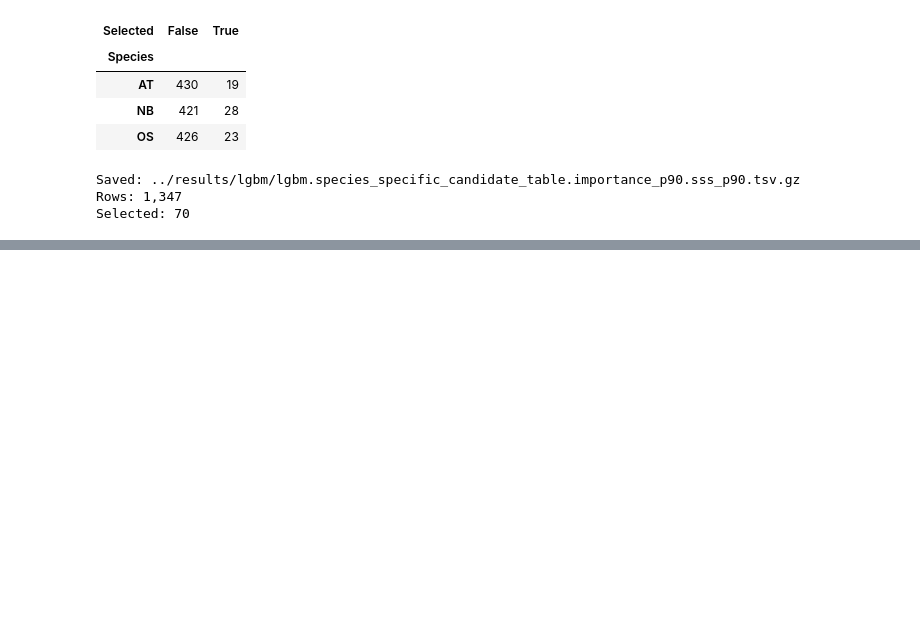
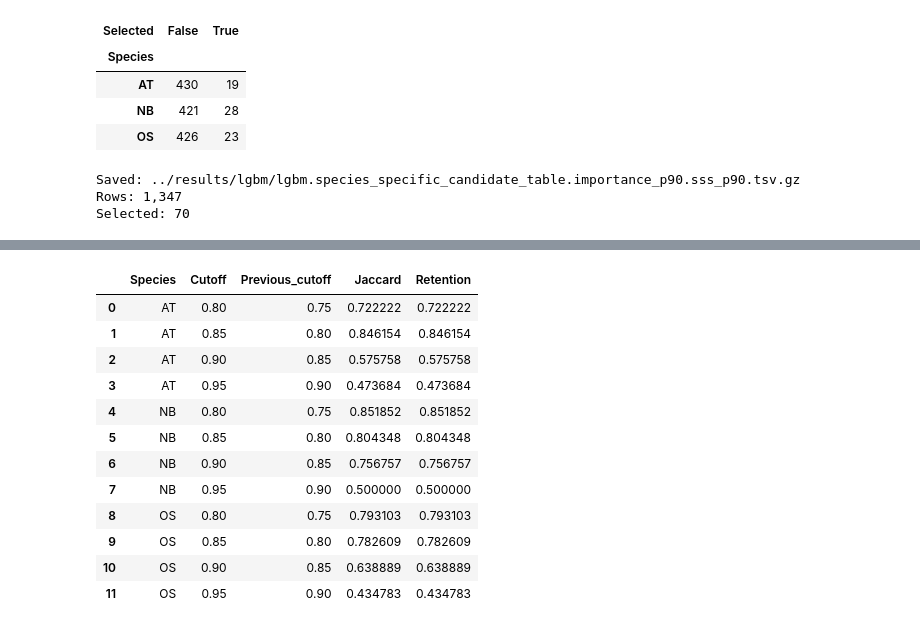
Before and after one commit to ih-11/regression, a Jupyter notebook: notebooks/analysis4_step1.ipynb, the cells around one changed output, grey strips where cells are left out. Drawn from its saved outputs; the diff is of its cells as text; code cells hidden in the pictures; blank space fills up the shorter version.

```diff
--- a/notebooks/analysis4_step1.ipynb
+++ b/notebooks/analysis4_step1.ipynb
@@ -1603,0 +1687,41 @@ Selected: 70
+# %%
+# ============================================
+# Threshold stability
+# Neighboring feature-set similarity
+# ============================================
+
+stability_rows = []
+
+for species in ["AT", "NB", "OS"]:
+    for previous, current in zip(cutoffs[:-1], cutoffs[1:]):
+        set_prev = threshold_sets[(species, previous)]
+        set_curr = threshold_sets[(species, current)]
+
+        intersection = len(set_prev & set_curr)
+        union = len(set_prev | set_curr)
+
+        stability_rows.append({
+            "Species": species,
+            "Cutoff": current,
+            "Previous_cutoff": previous,
+            "Jaccard": intersection / union if union else np.nan,
+            "Retention": intersection / len(set_prev) if set_prev else np.nan,
+        })
+
+threshold_stability_df = pd.DataFrame(stability_rows)
+
+display(threshold_stability_df)
+# %% [output]
+|  | Species | Cutoff | Previous_cutoff | Jaccard | Retention |
+| 0 | AT | 0.80 | 0.75 | 0.722222 | 0.722222 |
+| 1 | AT | 0.85 | 0.80 | 0.846154 | 0.846154 |
+| 2 | AT | 0.90 | 0.85 | 0.575758 | 0.575758 |
+| 3 | AT | 0.95 | 0.90 | 0.473684 | 0.473684 |
+| 4 | NB | 0.80 | 0.75 | 0.851852 | 0.851852 |
+| 5 | NB | 0.85 | 0.80 | 0.804348 | 0.804348 |
+| 6 | NB | 0.90 | 0.85 | 0.756757 | 0.756757 |
+| 7 | NB | 0.95 | 0.90 | 0.500000 | 0.500000 |
+| 8 | OS | 0.80 | 0.75 | 0.793103 | 0.793103 |
+| 9 | OS | 0.85 | 0.80 | 0.782609 | 0.782609 |
+| 10 | OS | 0.90 | 0.85 | 0.638889 | 0.638889 |
+| 11 | OS | 0.95 | 0.90 | 0.434783 | 0.434783 |
```
Also changed, not shown: parts of 2 cells of this notebook, 1 other file.
